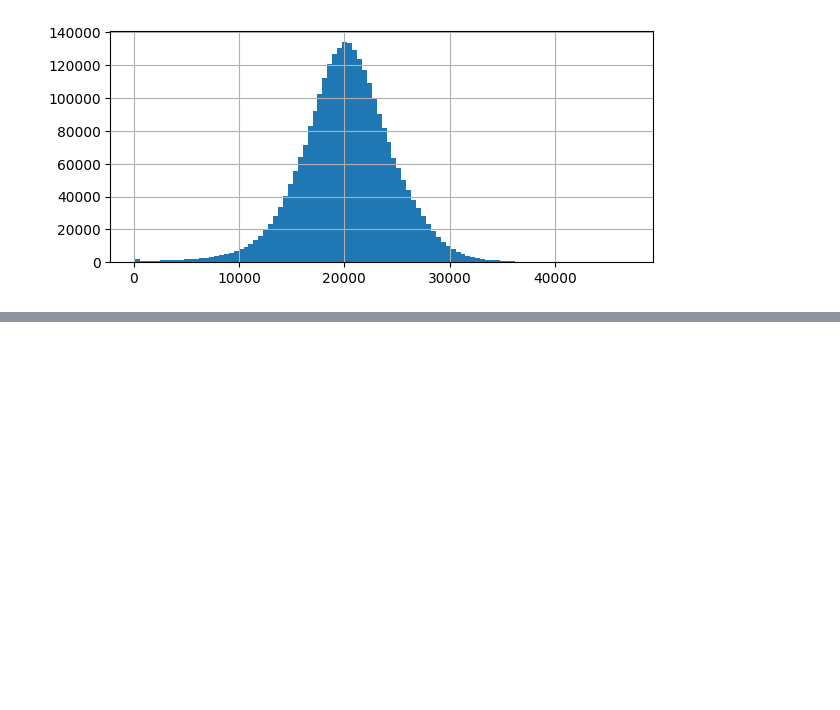
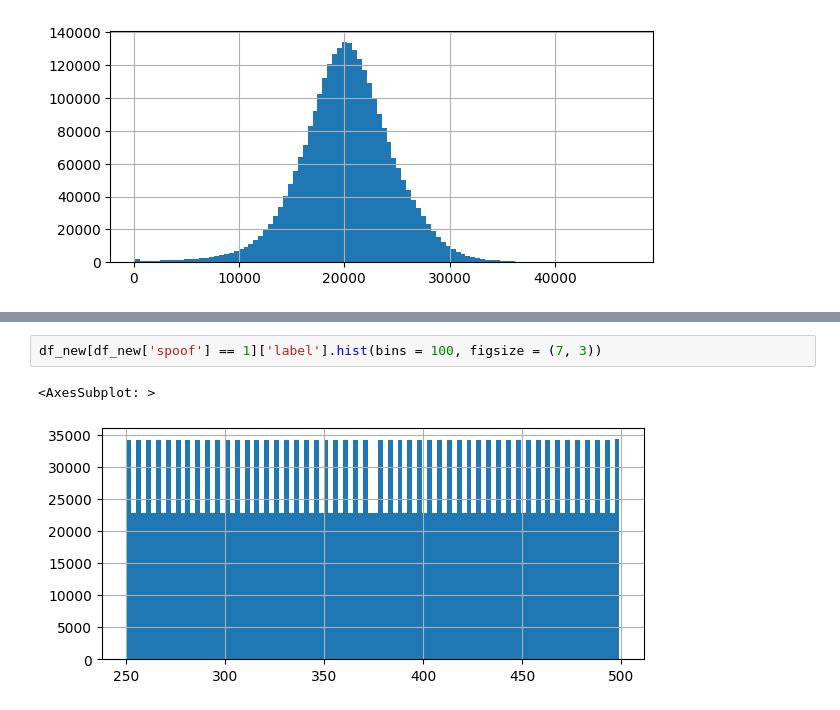
Before and after one commit to IgorSondors/julia, a Jupyter notebook: scripts/hist.ipynb, the cells around one changed output, grey strips where cells are left out. Saved outputs shown, nothing was run; the diff lists cells and outputs as text; blank space fills up the shorter version.

```diff
--- a/scripts/hist.ipynb
+++ b/scripts/hist.ipynb
@@ -37,0 +126,5 @@ df[df['spoof'] == 0]['size'].hist(bins = 100, figsize = (7, 3))
+# %%
+df_new[df_new['spoof'] == 1]['label'].hist(bins = 100, figsize = (7, 3))
+# %% [output]
+<AxesSubplot: >
+[figure, added]
```
Also changed, not shown: parts of 6 cells of this notebook.
